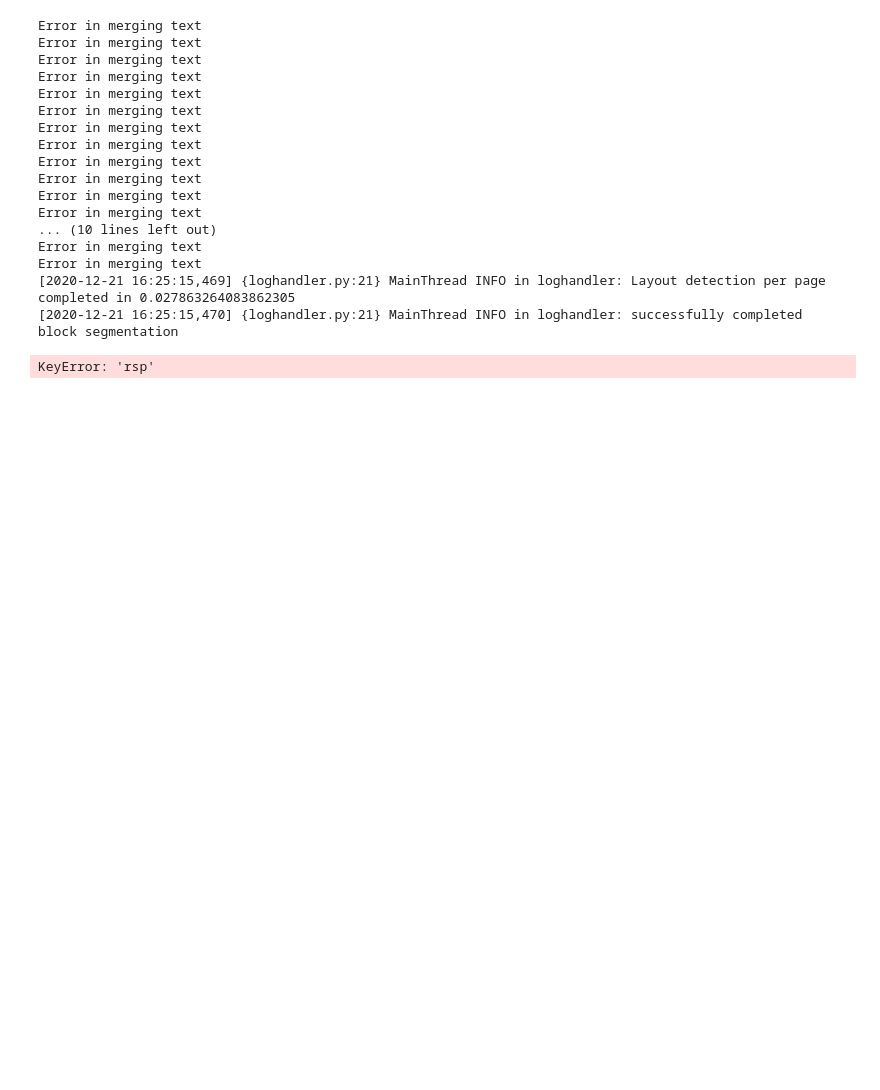
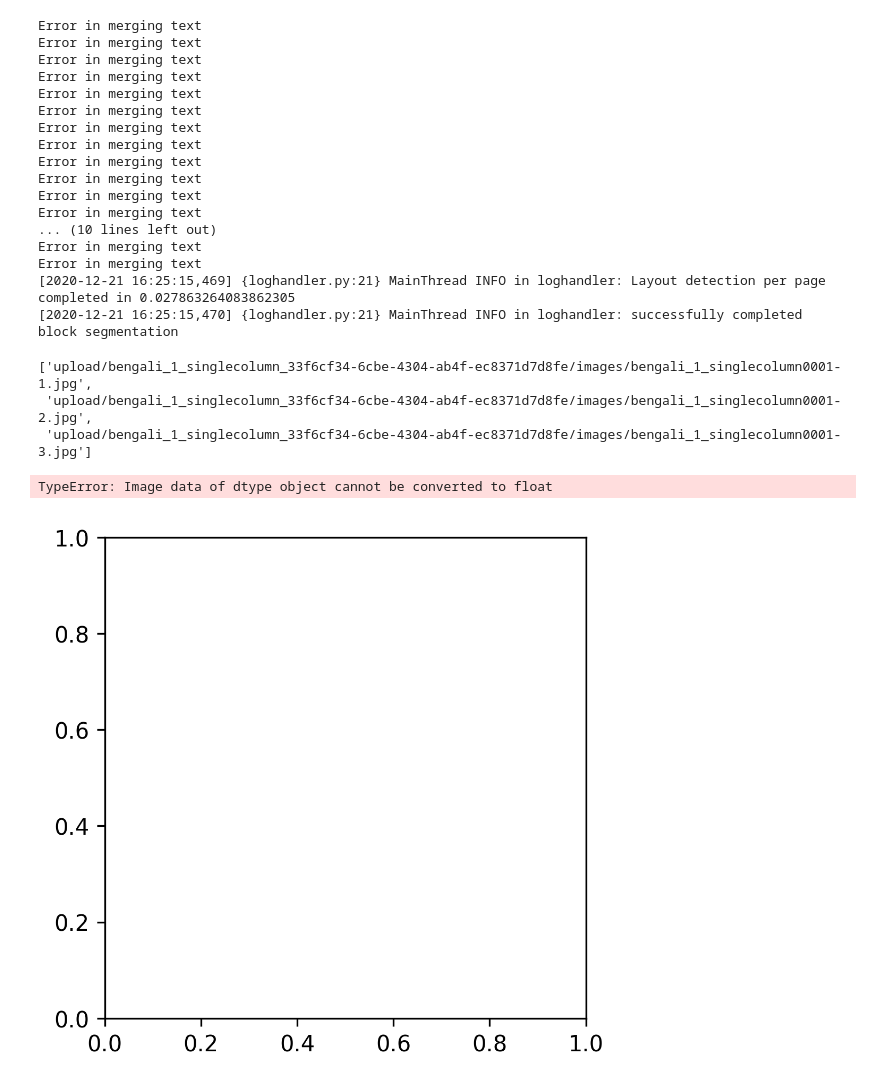
Before and after one commit to project-anuvaad/anuvaad, a Jupyter notebook: anuvaad-etl/anuvaad-extractor/document-processor/block-segmenter/src/notebooks/block_segmenter_base.ipynb, the cells around one changed output. Cells and saved outputs as stored; diff of their text form; code cells hidden in the pictures; blank space fills up the shorter version.

```diff
--- a/anuvaad-etl/anuvaad-extractor/document-processor/block-segmenter/src/notebooks/block_segmenter_base.ipynb
+++ b/anuvaad-etl/anuvaad-extractor/document-processor/block-segmenter/src/notebooks/block_segmenter_base.ipynb
@@ -123,19 +123,24 @@ file_index = 0
 page_index =0
 to_check  = 'lines'
 
-resp['rsp']['outputs'][file_index]['page_info']#[page_index][to_check]
+resp['outputs'][file_index]['page_info']#[page_index][to_check]
 # %% [output]
-KeyError: 'rsp'
+['upload/bengali_1_singlecolumn_33f6cf34-6cbe-4304-ab4f-ec8371d7d8fe/images/bengali_1_singlecolumn0001-1.jpg',
+ 'upload/bengali_1_singlecolumn_33f6cf34-6cbe-4304-ab4f-ec8371d7d8fe/images/bengali_1_singlecolumn0001-2.jpg',
+ 'upload/bengali_1_singlecolumn_33f6cf34-6cbe-4304-ab4f-ec8371d7d8fe/images/bengali_1_singlecolumn0001-3.jpg']
 # %%
 file_index = 0
 page_index =0
 to_check  = 'words'
 
-regions    = resp['rsp']['outputs'][file_index]['pages'][page_index][to_check]
-page_path = resp['rsp']['outputs'][file_index]['page_info'][page_index]
+regions    = resp['outputs'][file_index]['pages'][page_index][to_check]
+page_path = resp['outputs'][file_index]['page_info'][page_index]
 
 
 draw_region(page_path,regions)
+# %% [output]
+TypeError: Image data of dtype object cannot be converted to float
+[figure, added]
 # %%
 page_path
 # %%
```
Also changed, not shown: parts of 1 cell of this notebook, 12 other files.
